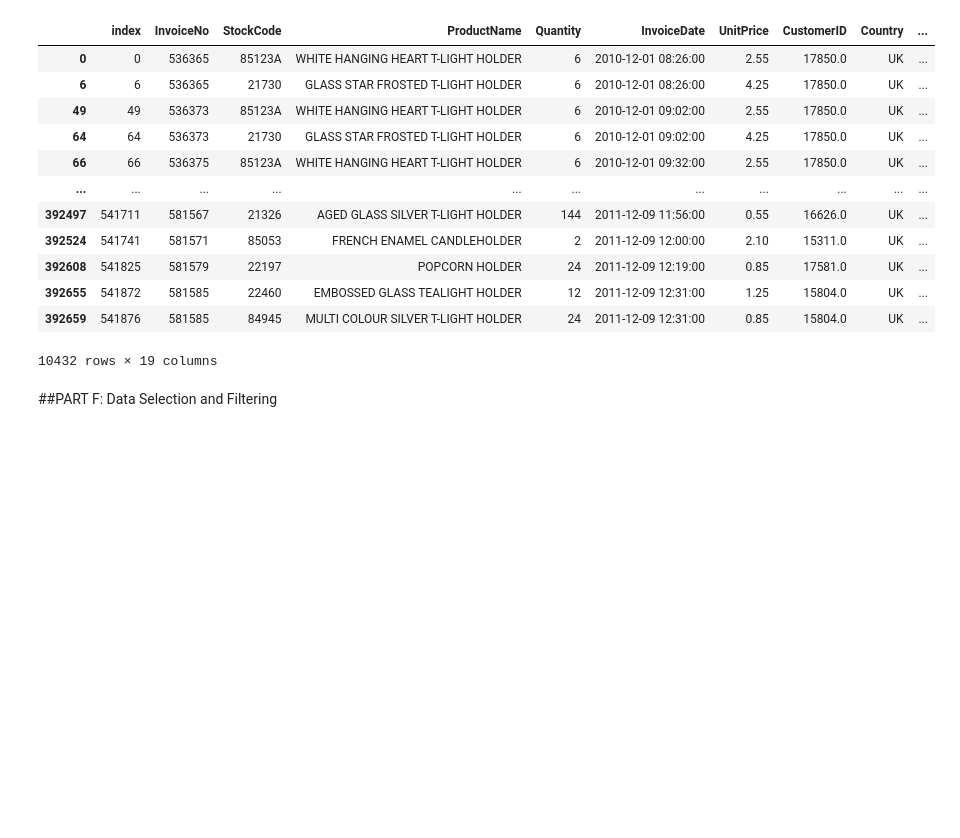
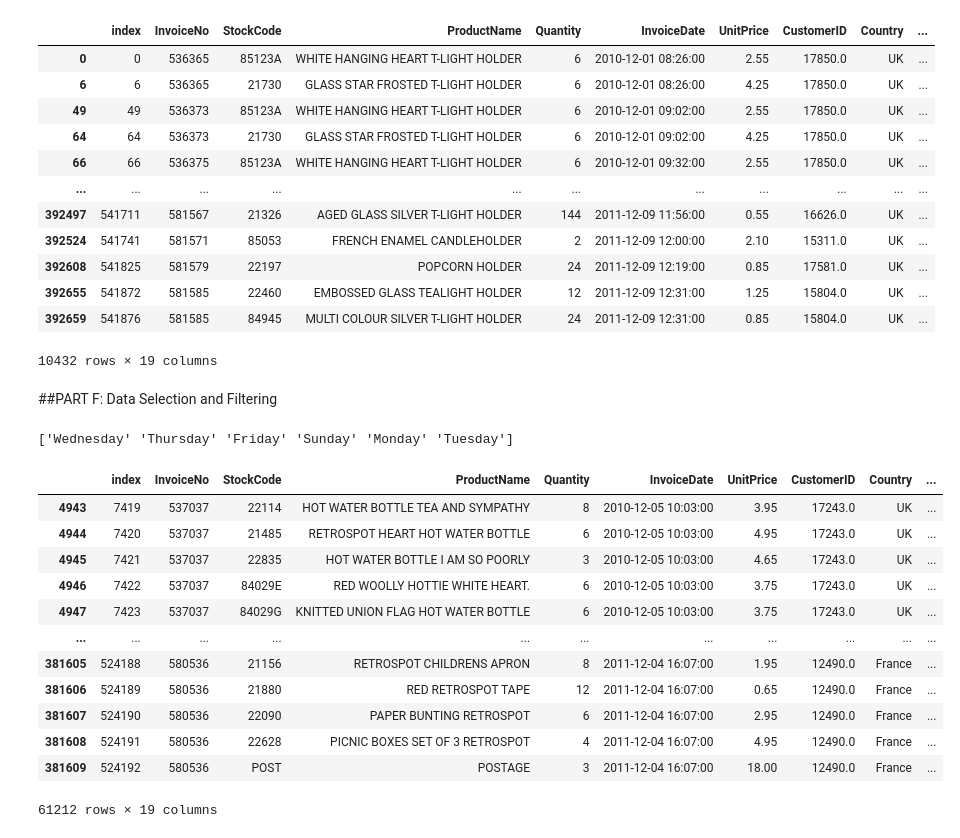
Before and after one commit to GadiReddemma5/DataAnalytics, a Jupyter notebook: projectPandas.ipynb, the cells around one changed output. Saved outputs shown, nothing was run; the diff lists cells and outputs as text; code cells hidden in the pictures; blank space fills up the shorter version.

```diff
--- a/projectPandas.ipynb
+++ b/projectPandas.ipynb
@@ -294,2 +294,26 @@ retail["Country"] = retail["Country"].replace("EIRE", "Ireland")
 # %% [markdown]
 ##PART F: Data Selection and Filtering
+# %%
+retail[['InvoiceNo', 'ProductName', 'Quantity', 'UnitPrice', 'Country']]
+retail[retail['Country']=='Germany']
+retail[retail['Quantity']>50]
+retail[(retail['UnitPrice']>=5)&(retail['UnitPrice']<=10)]
+retail[(retail["Country"]=="France")&(retail["Quantity"]>20)]
+retail[(retail["Year"]==2010) & (retail["Month"]==12)]
+print(retail['DayofWeek'].unique())
+retail[(retail['DayofWeek']=='Sunday')|(retail['DayofWeek']=='Saturday')]
+# %% [output]
+['Wednesday' 'Thursday' 'Friday' 'Sunday' 'Monday' 'Tuesday']
+|  | index | InvoiceNo | StockCode | ProductName | Quantity | InvoiceDate | UnitPrice | CustomerID | Country | ... |
+| 4943 | 7419 | 537037 | 22114 | HOT WATER BOTTLE TEA AND SYMPATHY | 8 | 2010-12-05 10:03:00 | 3.95 | 17243.0 | UK | ... |
+| 4944 | 7420 | 537037 | 21485 | RETROSPOT HEART HOT WATER BOTTLE | 6 | 2010-12-05 10:03:00 | 4.95 | 17243.0 | UK | ... |
+| 4945 | 7421 | 537037 | 22835 | HOT WATER BOTTLE I AM SO POORLY | 3 | 2010-12-05 10:03:00 | 4.65 | 17243.0 | UK | ... |
+| 4946 | 7422 | 537037 | 84029E | RED WOOLLY HOTTIE WHITE HEART. | 6 | 2010-12-05 10:03:00 | 3.75 | 17243.0 | UK | ... |
+| 4947 | 7423 | 537037 | 84029G | KNITTED UNION FLAG HOT WATER BOTTLE | 6 | 2010-12-05 10:03:00 | 3.75 | 17243.0 | UK | ... |
+| ... | ... | ... | ... | ... | ... | ... | ... | ... | ... | ... |
+| 381605 | 524188 | 580536 | 21156 | RETROSPOT CHILDRENS APRON | 8 | 2011-12-04 16:07:00 | 1.95 | 12490.0 | France | ... |
+| 381606 | 524189 | 580536 | 21880 | RED RETROSPOT TAPE | 12 | 2011-12-04 16:07:00 | 0.65 | 12490.0 | France | ... |
+| 381607 | 524190 | 580536 | 22090 | PAPER BUNTING RETROSPOT | 6 | 2011-12-04 16:07:00 | 2.95 | 12490.0 | France | ... |
+| 381608 | 524191 | 580536 | 22628 | PICNIC BOXES SET OF 3 RETROSPOT | 4 | 2011-12-04 16:07:00 | 4.95 | 12490.0 | France | ... |
+| 381609 | 524192 | 580536 | POST | POSTAGE | 3 | 2011-12-04 16:07:00 | 18.00 | 12490.0 | France | ... |
+61212 rows × 19 columns
```
Also changed, not shown: parts of 10 cells of this notebook.
